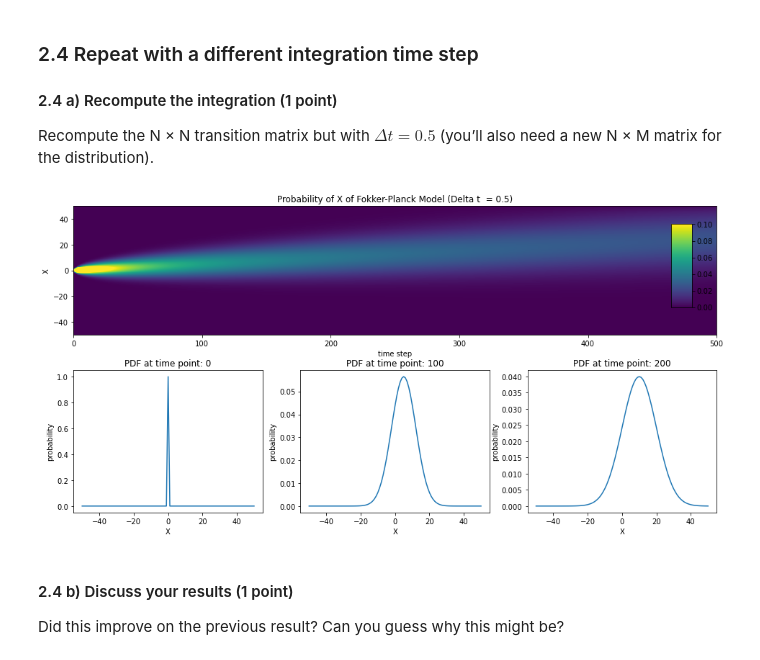
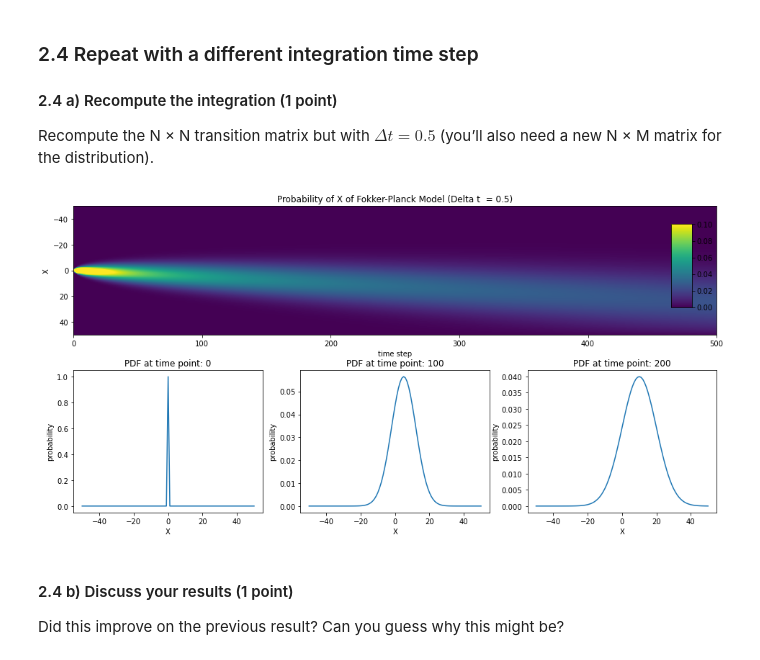
Before and after one commit to bramantyois/mhbf, a Jupyter notebook: week_06/decision-making-II.ipynb, the cells around one changed output. Cells and saved outputs as stored; diff of their text form; code cells hidden in the pictures.

```diff
--- a/week_06/decision-making-II.ipynb
+++ b/week_06/decision-making-II.ipynb
@@ -143,7 +143,7 @@ Now use your transition matrix to compute the distribution at each successive ti
 P1[50,0] = 1
 
 for t in range(1, P1.shape[1]):
-    P1[:,[t]] = P1_transition.T @ P1[:,[t-1]]
+    P1[:,[t]] = P1_transition @ P1[:,[t-1]]
 # %%
 """ Test that variable `P1` is defined """
 
@@ -159,7 +159,7 @@ Generate two plots:
 #fig, ax = plt.subplots(figsize=(16, 8))
 fig = plt.figure(figsize=(16, 8))
 ax = plt.subplot(2,1,1)
-im = ax.imshow(P1[:,:500], vmax=0.1, extent=[0, 500, -50, 50])
+im = ax.imshow(P1[:,:500], vmax=0.1, extent=[0, 500, 50, -50])
 ax.set_title('Probability of X over time')
 ax.set_xlabel('time step')
 ax.set_ylabel('X')
@@ -173,7 +173,7 @@ ax3 = plt.subplot(2,3,6)
 axes = [ax1, ax2, ax3]
 slices = [0, 100, 200]
 for i, ax in enumerate(axes):
-    ax.plot(np.flip(xs), P1[:,slices[i]])
+    ax.plot(xs, P1[:,slices[i]])
     ax.set_title('PDF at time point: {}'.format(slices[i]))
     ax.set_xlabel('X')
     ax.set_ylabel('probability')
@@ -322,7 +322,7 @@ Use the transition matrix from the previous step to compute the time-dependent d
 P2[50,0] = 1
 
 for t in range(1, P2.shape[1]):
-    P2[:,[t]] = P2_transition.T @ P2[:,[t-1]]
+    P2[:,[t]] = P2_transition @ P2[:,[t-1]]
 
 
 fig = plt.figure(figsize=(16, 8))
@@ -380,37 +380,37 @@ Recompute the N × N transition matrix but with $\Delta t  = 0.5$ (you’ll also
 # %%
 # YOUR CODE HERE
 P2_2 = np.zeros_like(P2)
 
 P2_transition_2 = fp_transition(N, 1, 0.5, 0.1, 1)
 # YOUR CODE HERE
 # YOUR CODE HERE
 P2_2[50,0] = 1
 
 for t in range(1, P2_2.shape[1]):
-    P2_2[:,[t]] = P2_transition_2.T @ P2_2[:,[t-1]]
+    P2_2[:,[t]] = P2_transition_2 @ P2_2[:,[t-1]]
 
 fig = plt.figure(figsize=(16, 8))
 ax = plt.subplot(2,1,1)
-im = ax.imshow(P2_2[:,:500], vmax=0.1, extent=[0, 500, -50, 50])
+im = ax.imshow(P2_2[:,:500], vmax=0.1, extent=[0, 500, 50, -50])
 plt.title('Probability of X of Fokker-Planck Model (Delta t  = 0.5)')
 ax.set_xlabel('time step')
 ax.set_ylabel('X')
 cax = fig.add_axes([0.845, 0.62, 0.025, 0.2])
 fig.colorbar(im, cax=cax, orientation='vertical')
 
 ax1 = plt.subplot(2,3,4)
 ax2 = plt.subplot(2,3,5)
 ax3 = plt.subplot(2,3,6)
 
 axes = [ax1, ax2, ax3]
 slices = [0, 100, 200]
 for i, ax in enumerate(axes):
-    ax.plot(np.flip(xs), P2_2[:,slices[i]])
+    ax.plot(xs, P2_2[:,slices[i]])
     ax.set_title('PDF at time point: {}'.format(slices[i]))
     ax.set_xlabel('X')
     ax.set_ylabel('probability')
 # %% [output]
-[figure, old version]
+[figure, new version]
 # %% [markdown]
 #### 2.4 b) Discuss your results (1 point)
 Did this improve on the previous result? Can you guess why this might be?
```
Also changed, not shown: parts of 5 cells of this notebook, 6 other files.
